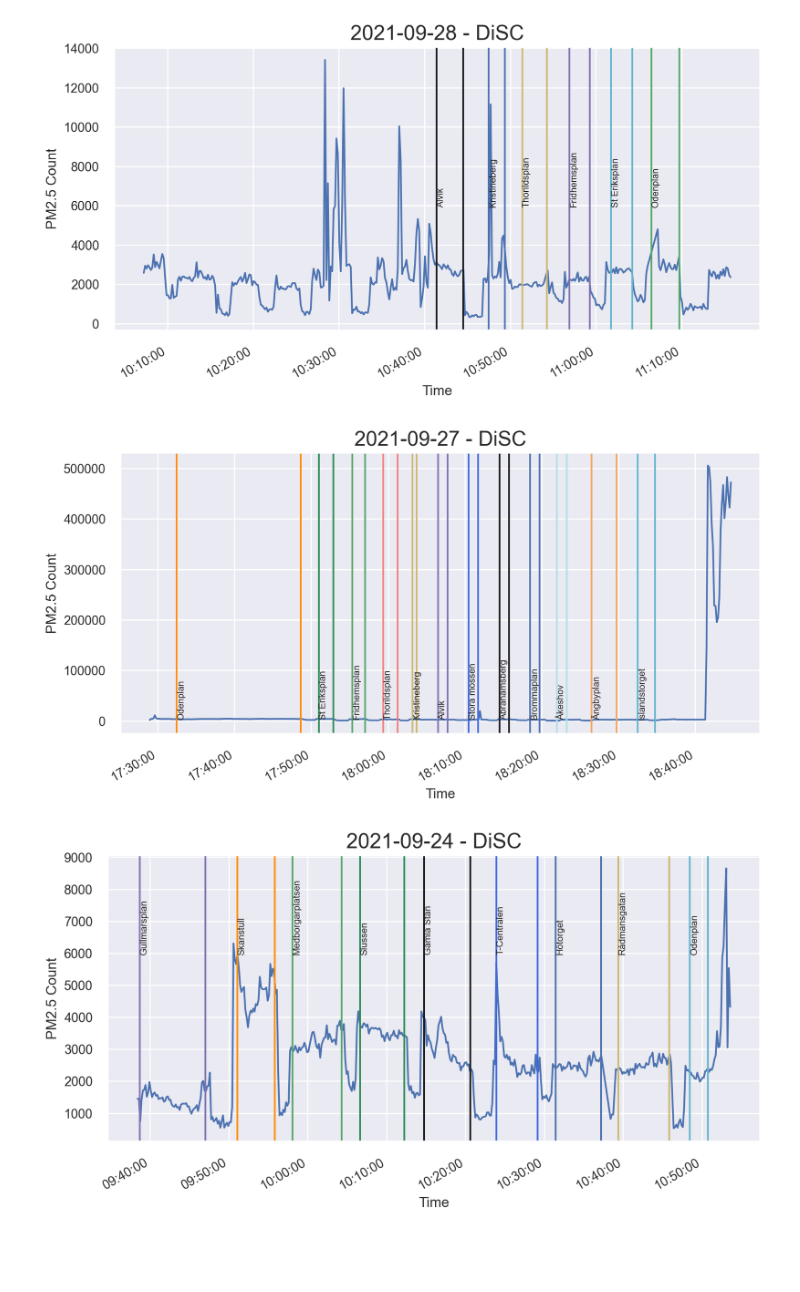
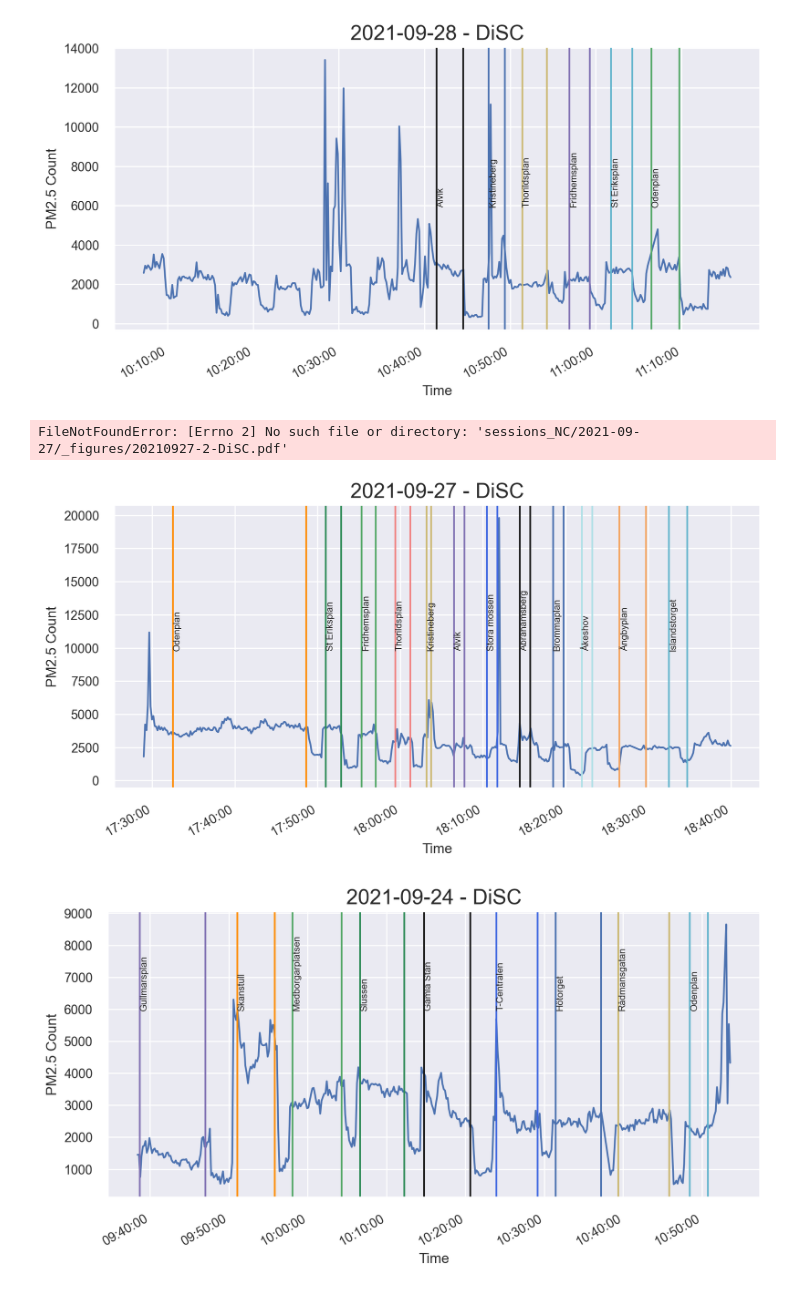
Before and after one commit to aliceheiman/air-pollution-stockholm-subway, a Jupyter notebook: scripts/Sessions DiscMini.ipynb, the cells around one changed output. Drawn from its saved outputs; the diff is of its cells as text; code cells hidden in the pictures; blank space fills up the shorter version.

Commit message:
Remove outlier DiSC mini. Fix DiSC mini session. Student T-tests. Tukey-test stations

```diff
--- a/scripts/Sessions DiscMini.ipynb
+++ b/scripts/Sessions DiscMini.ipynb
@@ -722,36 +731,39 @@ session_chunk.to_csv(f'{folder}/{s_id}-DiSC.csv')
 
 date = '2021-09-27'
 period = 'PM'
 
 folder = f'sessions_NC/{date}'
-filepath = f'by-date-filtered/{date}/daniel-{period}.txt'
+filepath = f'../data/sensor_data/{date}/daniel-{period}.txt'
 
 # Get session
 if period == 'AM':
     session = s_df.loc[(s_df['Date'] == date) & (s_df['Timestamp'] <= f'{date} 12:00:00')]
 
 if period == 'PM':
     session = s_df.loc[(s_df['Date'] == date) & (s_df['Timestamp'] >= f'{date} 12:00:00')]
 
 # Get raw session data
 s_id = session['Session Id'].values[0]
 s_data = r_df.loc[r_df['Session Id'] == s_id]
 
 # Get start and stop for stations
 start_stop = s_data.groupby('Station').agg({'Timestamp': ['min', 'max']})
 disc_df = get_disc_df(date, filepath)
 
 figname = folder + f'/_figures/{s_id}-DiSC.pdf'
 title = f'{date} - DiSC'
 
+disc_df = disc_df[disc_df['Timestamp'] < '2021-09-27 18:40:00']
+
 # Plot
 plot_disc(disc_df, start_stop, title, figname)
 
 # Save to csv
 session_chunk = get_disc_chunk(s_id, start_stop, disc_df)
-session_chunk.to_csv(f'{folder}/{s_id}-DiSC.csv')
+#session_chunk.to_csv(f'{folder}/{s_id}-DiSC.csv')
 # %% [output]
+FileNotFoundError: [Errno 2] No such file or directory: 'sessions_NC/2021-09-27/_figures/20210927-2-DiSC.pdf'
-[figure, old version]
+[figure, new version]
 # %%
 ################################
 # DONE 2021-09-24
```
Also changed, not shown: parts of 4 cells of this notebook, 51 other files.
